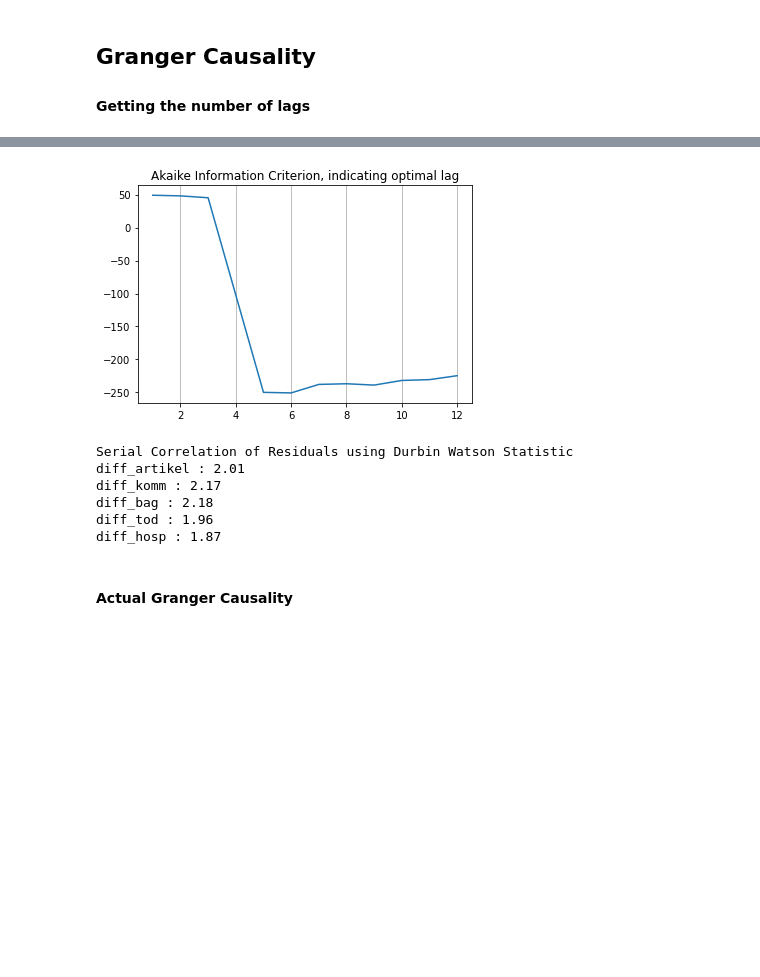
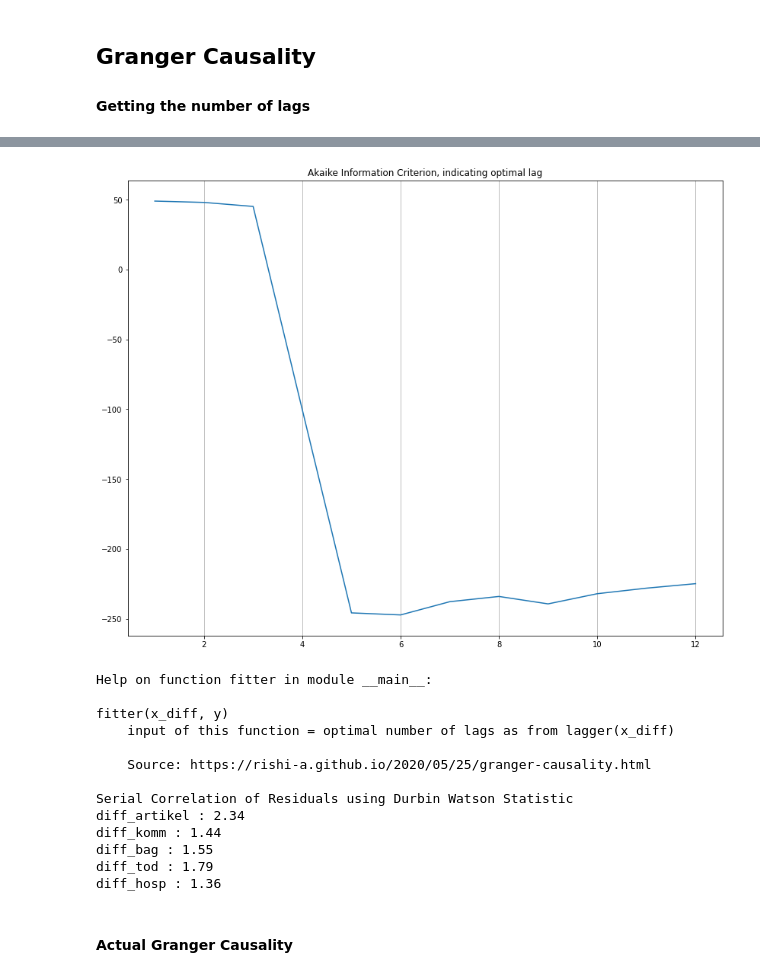
Before and after one commit to adrianari/corona-news-analysis, a Jupyter notebook: time-series/2zeitreihenanalyse.ipynb, the cells around one changed output, grey strips where cells are left out. Saved outputs shown, nothing was run; the diff lists cells and outputs as text; code cells hidden in the pictures; blank space fills up the shorter version.

```diff
--- a/time-series/2zeitreihenanalyse.ipynb
+++ b/time-series/2zeitreihenanalyse.ipynb
@@ -335,8 +338,11 @@ def cor_shower(df):
 def lagger(x):
 
     """
-    Get the number of lags.
+    Get the number of lags via evaluation of the AIC.
     We work here with the undifferentiated dataset!
+
+    Source: https://rishi-a.github.io/2020/05/25/granger-causality.html
+
     """
 
 
@@ -522,6 +572,6 @@ cor_shower(x)
 
 #### Getting the number of lags
 # %%
-lagger(z)
+lagger(x)
 # %% [output]
 [1, 2, 3]
@@ -529,14 +579,22 @@ lagger(z)
-[figure, old version]
+[figure, new version]
 # %%
-maxlag = 5                       #basing on the plot and the elbow from lagger(x_diff), we take 9 (in the example).
-fitter(x_diff, maxlag)            #In case the plot shows something different to you, use this number
+maxlag = 5                      #basing on the plot and the elbow from lagger(x_diff), we take 5 (for entire year).
+help(fitter)
+fitter(differentiate(y), maxlag)            #In case the plot shows something different to you, use this number
 # %% [output]
+Help on function fitter in module __main__:
+
+fitter(x_diff, y)
+    input of this function = optimal number of lags as from lagger(x_diff)
+
+    Source: https://rishi-a.github.io/2020/05/25/granger-causality.html
+
 Serial Correlation of Residuals using Durbin Watson Statistic
-diff_artikel : 2.01
-diff_komm : 2.17
-diff_bag : 2.18
-diff_tod : 1.96
-diff_hosp : 1.87
+diff_artikel : 2.34
+diff_komm : 1.44
+diff_bag : 1.55
+diff_tod : 1.79
+diff_hosp : 1.36
 # %% [markdown]
 #### Actual Granger Causality
 # %%
```
Also changed, not shown: parts of 15 cells of this notebook, 10 other files.
